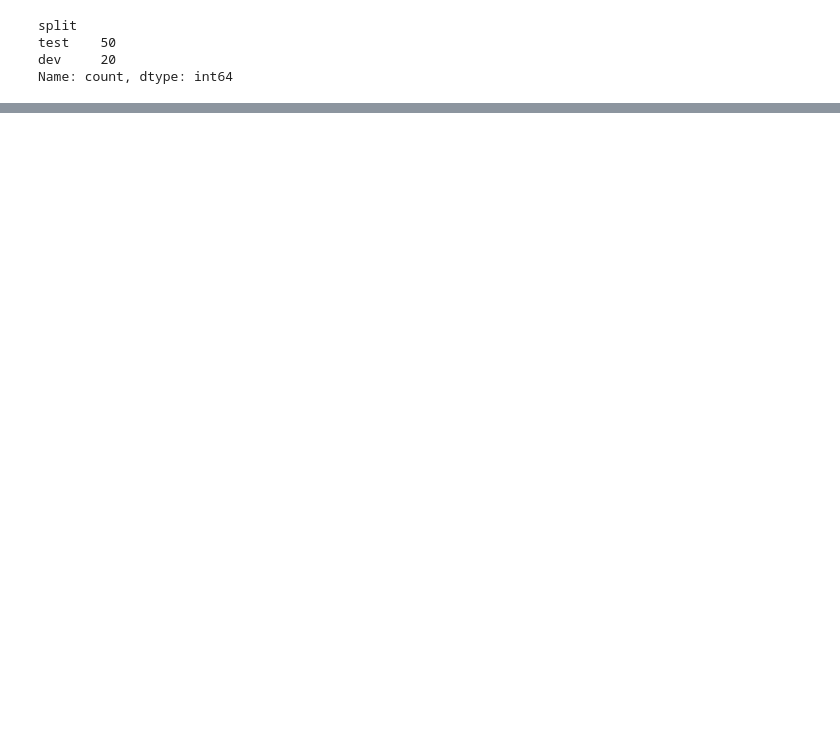
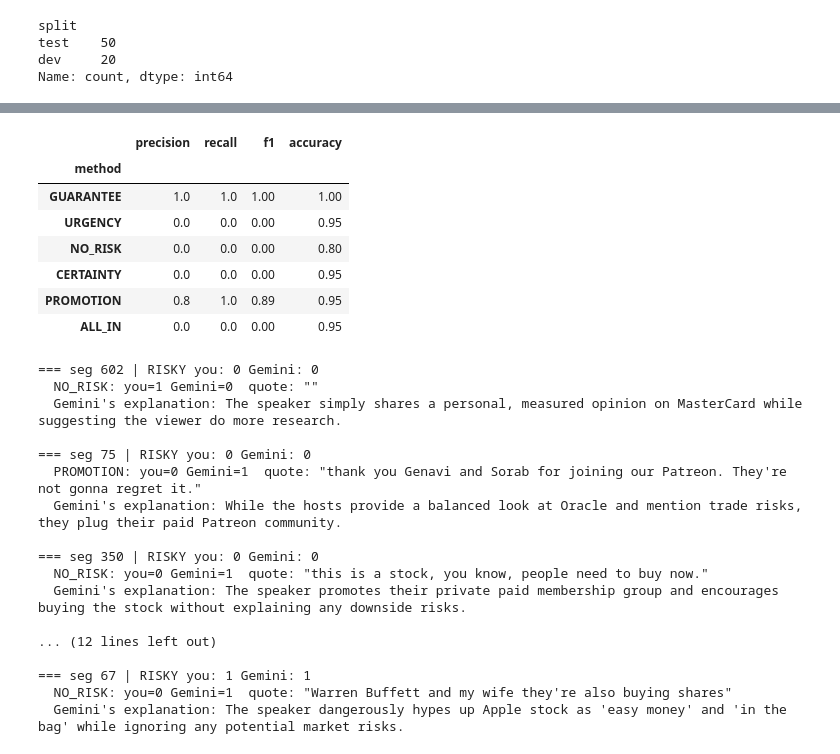
Before and after one commit to seeuny2022-commits/finflag, a Jupyter notebook: Seeun_PARK_FinFlag.ipynb, the cells around one changed output, grey strips where cells are left out. Drawn from its saved outputs; the diff is of its cells as text; code cells hidden in the pictures; blank space fills up the shorter version.

Commit message:
Colab을 통해 생성됨

```diff
--- a/Seeun_PARK_FinFlag.ipynb
+++ b/Seeun_PARK_FinFlag.ipynb
@@ -35,6 +17,6 @@ names = [m.name.replace("models/", "") for m in client.models.list()]
 flash = [n for n in names if "flash" in n and not any(x in n for x in ["image", "tts", "live", "audio", "embed", "lite"])]
 print("Flash models available:", flash)
 
-MODEL = flash[0]
+MODEL = "gemini-3.8-flash"   # changed: gemini-2.5-flash (flash[0]) gave a 404 error
 print("Using:", MODEL)
 # %% [output]
@@ -110,3 +89,10 @@ split
 test    50
 dev     20
 Name: count, dtype: int64
+# %%
+labels = pd.read_csv("labels.csv")      # reads the file already in Colab's file panel
+
+FLAGS = ["GUARANTEE", "URGENCY", "NO_RISK", "CERTAINTY", "PROMOTION", "ALL_IN"]
+dev = labels[labels.split == "dev"].copy()
+test = labels[labels.split == "test"].copy()
+print(labels.groupby("split").RISKY.agg(["count", "sum"]))
@@ -112,0 +255,6 @@ Name: count, dtype: int64
+# %%
+dev_v1 = run(dev, PROMPT_V1, "v1")
+
+pd.DataFrame([report("Baseline: most common answer", dev.RISKY, most_common(dev.text)),
+              report("Baseline: keyword rule",       dev.RISKY, keyword_rule(dev.text)),
+              report("Gemini (prompt v1)",           dev_v1.RISKY, dev_v1.pred_RISKY)]).set_index("method")
@@ -112,0 +274,38 @@ Name: count, dtype: int64
+# %%
+# Agreement per flag
+display(pd.DataFrame([report(f, dev_v1[f], dev_v1["pred_" + f]) for f in FLAGS]).set_index("method"))
+
+# Every flag disagreement, with Gemini's evidence quote
+for _, r in dev_v1.iterrows():
+    diffs = [f for f in FLAGS if r[f] != r["pred_" + f]]
+    if diffs:
+        print(f"=== seg {r.seg_id} | RISKY you: {r.RISKY} Gemini: {r.pred_RISKY}")
+        for f in diffs:
+            print(f"  {f}: you={r[f]} Gemini={r['pred_' + f]}  quote: \"{r['quote_' + f]}\"")
+        print("  Gemini's explanation:", r.explanation, "\n")
+# %% [output]
+|  | precision | recall | f1 | accuracy |
+| method |  |  |  |  |
+| GUARANTEE | 1.0 | 1.0 | 1.00 | 1.00 |
+| URGENCY | 0.0 | 0.0 | 0.00 | 0.95 |
+| NO_RISK | 0.0 | 0.0 | 0.00 | 0.80 |
+| CERTAINTY | 0.0 | 0.0 | 0.00 | 0.95 |
+| PROMOTION | 0.8 | 1.0 | 0.89 | 0.95 |
+| ALL_IN | 0.0 | 0.0 | 0.00 | 0.95 |
+=== seg 602 | RISKY you: 0 Gemini: 0
+  NO_RISK: you=1 Gemini=0  quote: ""
+  Gemini's explanation: The speaker simply shares a personal, measured opinion on MasterCard while suggesting the viewer do more research.
+
+=== seg 75 | RISKY you: 0 Gemini: 0
+  PROMOTION: you=0 Gemini=1  quote: "thank you Genavi and Sorab for joining our Patreon. They're not gonna regret it."
+  Gemini's explanation: While the hosts provide a balanced look at Oracle and mention trade risks, they plug their paid Patreon community.
+
+=== seg 350 | RISKY you: 0 Gemini: 0
+  NO_RISK: you=0 Gemini=1  quote: "this is a stock, you know, people need to buy now."
+  Gemini's explanation: The speaker promotes their private paid membership group and encourages buying the stock without explaining any downside risks.
+
+... (12 lines left out)
+
+=== seg 67 | RISKY you: 1 Gemini: 1
+  NO_RISK: you=0 Gemini=1  quote: "Warren Buffett and my wife they're also buying shares"
+  Gemini's explanation: The speaker dangerously hypes up Apple stock as 'easy money' and 'in the bag' while ignoring any potential market risks.
```
Also changed, not shown: parts of 16 cells of this notebook.
